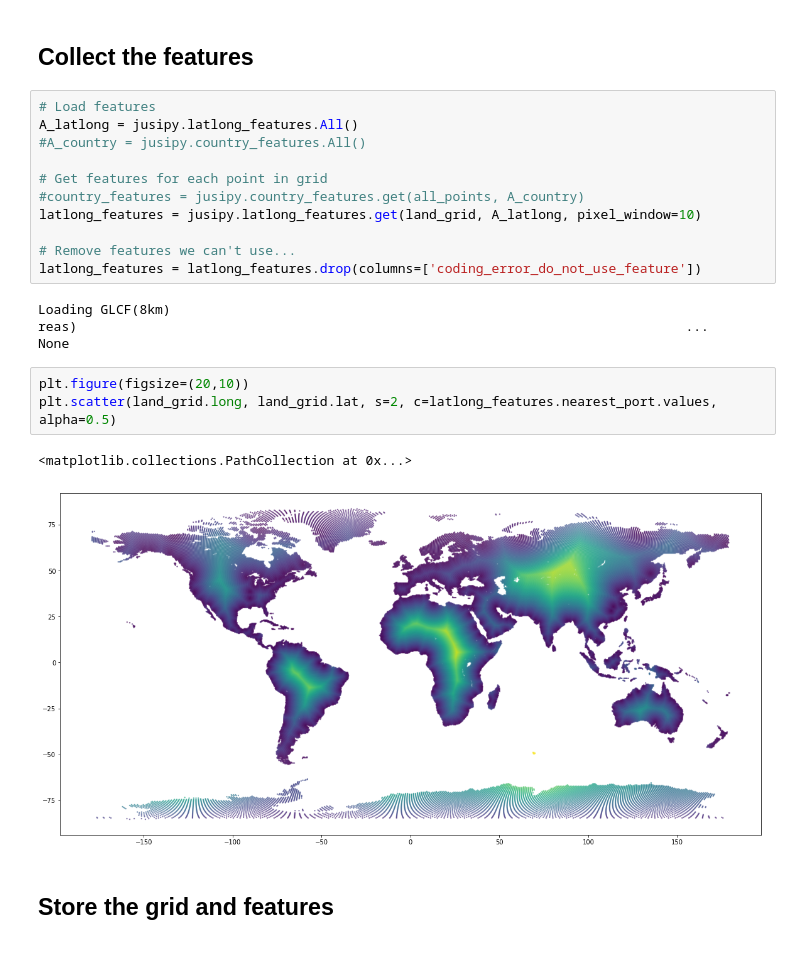
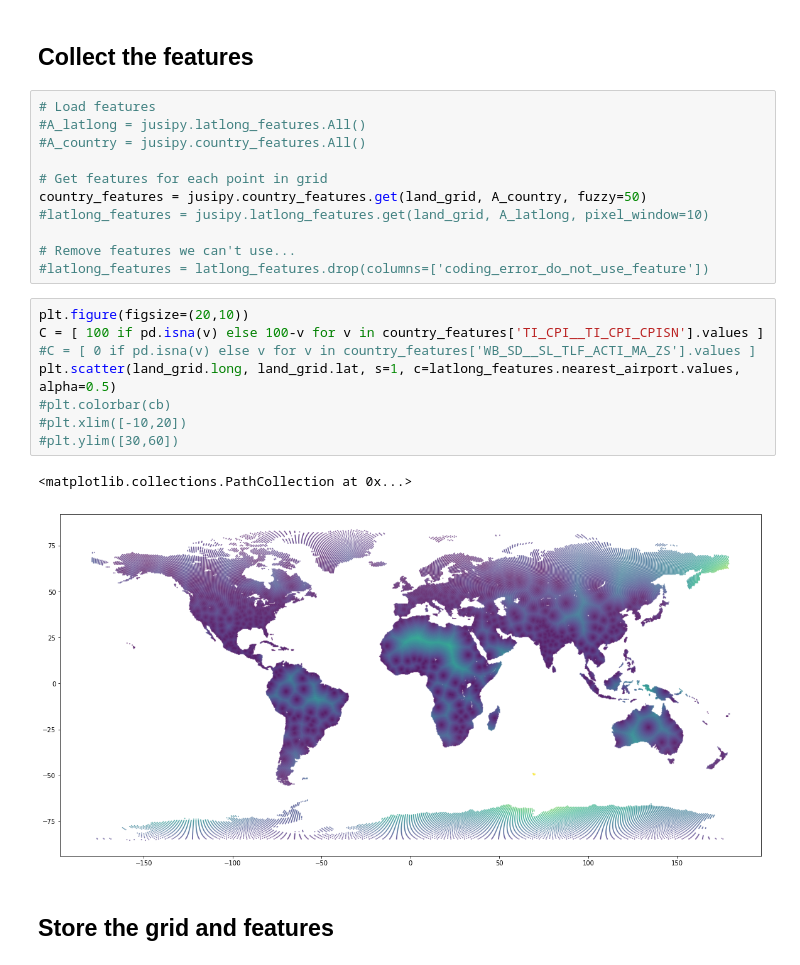
Before and after one commit to thiesgehrmann/JuSiPy_Asser, a Jupyter notebook: 2_pipeline_generate_grid.ipynb, the cells around one changed output. Drawn from its saved outputs; the diff is of its cells as text.

```diff
--- a/2_pipeline_generate_grid.ipynb
+++ b/2_pipeline_generate_grid.ipynb
@@ -35,24 +35,26 @@ plt.scatter(land_grid_wrong.long, land_grid_wrong.lat, s=2, c='r', alpha=0.5, zo
 ## Collect the features
 # %%
 # Load features
-A_latlong = jusipy.latlong_features.All()
+#A_latlong = jusipy.latlong_features.All()
 #A_country = jusipy.country_features.All()
 
 # Get features for each point in grid
-#country_features = jusipy.country_features.get(all_points, A_country)
-latlong_features = jusipy.latlong_features.get(land_grid, A_latlong, pixel_window=10)
+country_features = jusipy.country_features.get(land_grid, A_country, fuzzy=50)
+#latlong_features = jusipy.latlong_features.get(land_grid, A_latlong, pixel_window=10)
 
 # Remove features we can't use...
-latlong_features = latlong_features.drop(columns=['coding_error_do_not_use_feature'])
+#latlong_features = latlong_features.drop(columns=['coding_error_do_not_use_feature'])
-# %% [output]
-Loading GLCF(8km)                                                                                                     reas)                                                                              ...
-None
 # %%
 plt.figure(figsize=(20,10))
-plt.scatter(land_grid.long, land_grid.lat, s=2, c=latlong_features.nearest_port.values, alpha=0.5)
+C = [ 100 if pd.isna(v) else 100-v for v in country_features['TI_CPI__TI_CPI_CPISN'].values ]
+#C = [ 0 if pd.isna(v) else v for v in country_features['WB_SD__SL_TLF_ACTI_MA_ZS'].values ]
+plt.scatter(land_grid.long, land_grid.lat, s=1, c=latlong_features.nearest_airport.values, alpha=0.5)
+#plt.colorbar(cb)
+#plt.xlim([-10,20])
+#plt.ylim([30,60])
 # %% [output]
 <matplotlib.collections.PathCollection at 0x...>
-[figure, old version]
+[figure, new version]
 # %% [markdown]
 ## Store the grid and features
 # %%
```
Also changed, not shown: parts of 7 cells of this notebook, 6 other files.
